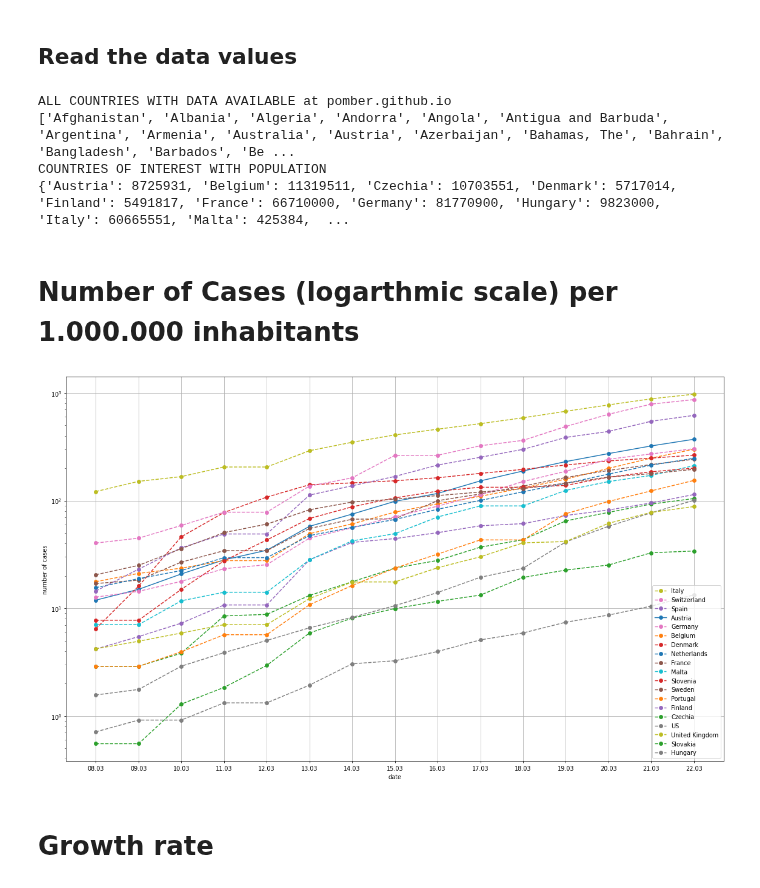
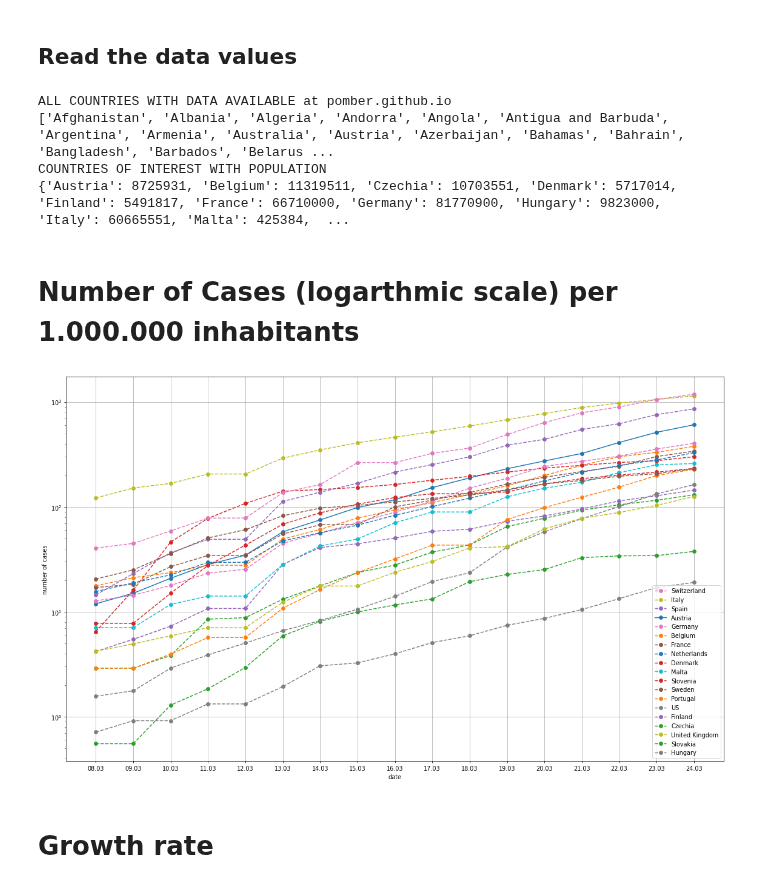
Before and after one commit to human-centered-ai-lab/app-covid-19-playground, a Jupyter notebook: covid_19_playground.ipynb, the cells around one changed output. Drawn from its saved outputs; the diff is of its cells as text; code cells hidden in the pictures.

```diff
--- a/covid_19_playground.ipynb
+++ b/covid_19_playground.ipynb
@@ -46,10 +46,10 @@ print ("COUNTRIES OF INTEREST WITH POPULATION")
 print (population)
 
 start_date = date(2020, 3, 8)
-end_date   = date(2020, 3, 23)
+end_date   = date(2020, 3, 25)
 # %% [output]
 ALL COUNTRIES WITH DATA AVAILABLE at pomber.github.io
-['Afghanistan', 'Albania', 'Algeria', 'Andorra', 'Angola', 'Antigua and Barbuda', 'Argentina', 'Armenia', 'Australia', 'Austria', 'Azerbaijan', 'Bahamas, The', 'Bahrain', 'Bangladesh', 'Barbados', 'Be ...
+['Afghanistan', 'Albania', 'Algeria', 'Andorra', 'Angola', 'Antigua and Barbuda', 'Argentina', 'Armenia', 'Australia', 'Austria', 'Azerbaijan', 'Bahamas', 'Bahrain', 'Bangladesh', 'Barbados', 'Belarus ...
 COUNTRIES OF INTEREST WITH POPULATION
 {'Austria': 8725931, 'Belgium': 11319511, 'Czechia': 10703551, 'Denmark': 5717014, 'Finland': 5491817, 'France': 66710000, 'Germany': 81770900, 'Hungary': 9823000, 'Italy': 60665551, 'Malta': 425384,  ...
 # %% [markdown]
@@ -63,9 +63,6 @@ dots_per_inch = 70
 plt.figure( figsize=(width_in_inches, height_in_inches), dpi=dots_per_inch)
 
 #countriesOfInterest = ['Austria', 'Czechia', 'Germany', 'Italy', 'US', 'United Kingdom', 'Denmark' ]
-
-start_date = date(2020, 3, 8)
-end_date   = date(2020, 3, 23)
 
 datesToInspect = []
 x_axis_data = [];
@@ -80,34 +77,34 @@ i = 0
 for c in countriesOfInterest:
   y_axis_data = []
   for dataindex in datesToInspect:
     datafromonecontry = data[c]
     for daydata in datafromonecontry:
       #print (daydata['date'], dataindex)
       if daydata['date'] == dataindex:
           cc = daydata['confirmed']
           normalizedcc = cc * 1000000 / population[c]
           numberToOrder[i] = normalizedcc
           y_axis_data.append(normalizedcc)
   ls = 'solid' if c == 'Austria' else '--'
   lines, = plt.plot(x_axis_data,  y_axis_data, label=c, linestyle=ls, marker='o')
   labels.append (c)
   plt.legend()
   i = i + 1
 
 LabelOrdering = []
 for e in sorted(numberToOrder.items(), key=lambda x: x[1], reverse=True):
   LabelOrdering.append (e[0])
 
 plt.yscale('log')
 plt.xlabel("date")
 plt.ylabel("number of cases")
 plt.grid(True)
 
 handles, labels = plt.gca().get_legend_handles_labels()
 plt.legend([handles[idx] for idx in LabelOrdering],[labels[idx] for idx in LabelOrdering])
 plt.show()
 # %% [output]
-[figure, old version]
+[figure, new version]
 # %% [markdown]
 # **Growth rate**
 # %%
```
Also changed, not shown: parts of 1 cell of this notebook.
